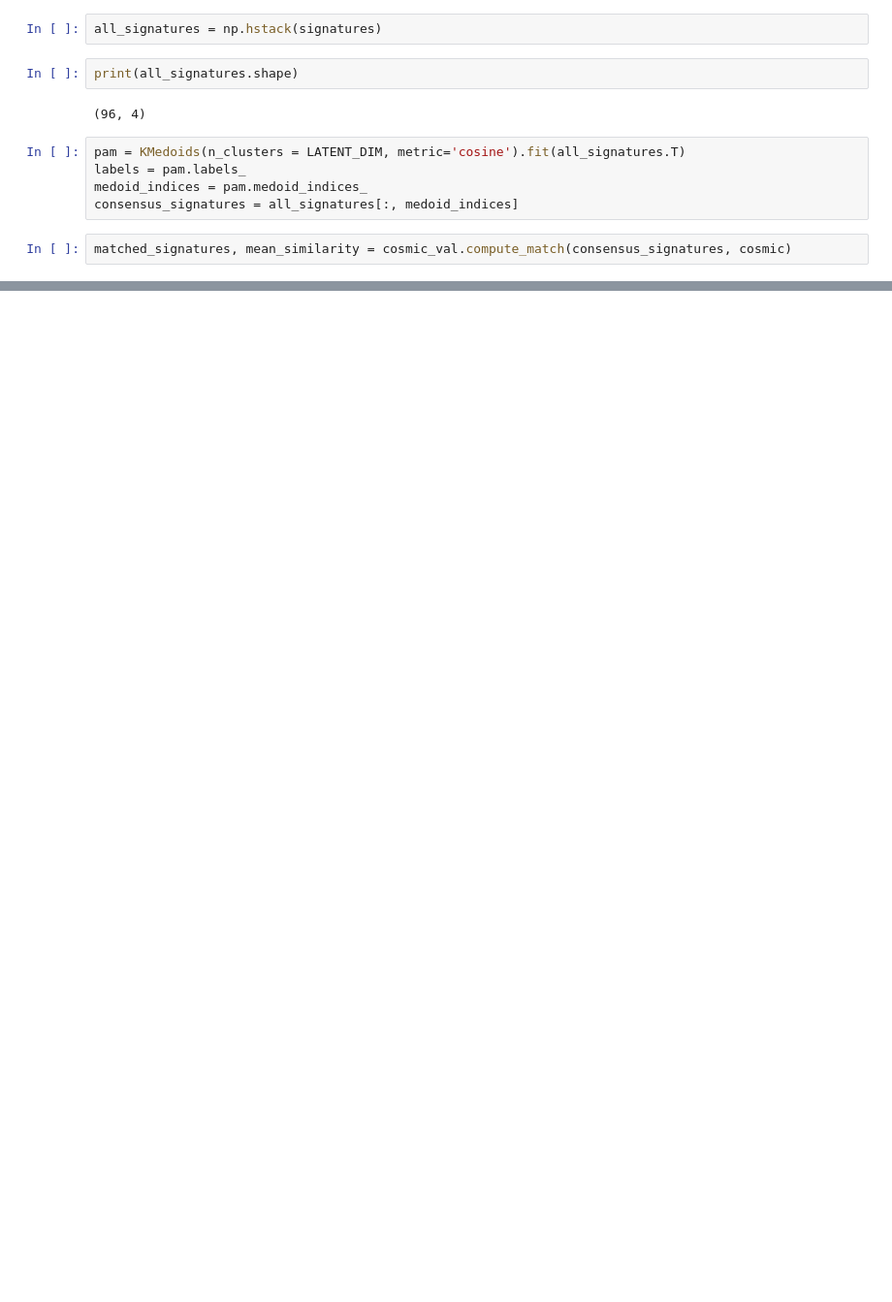
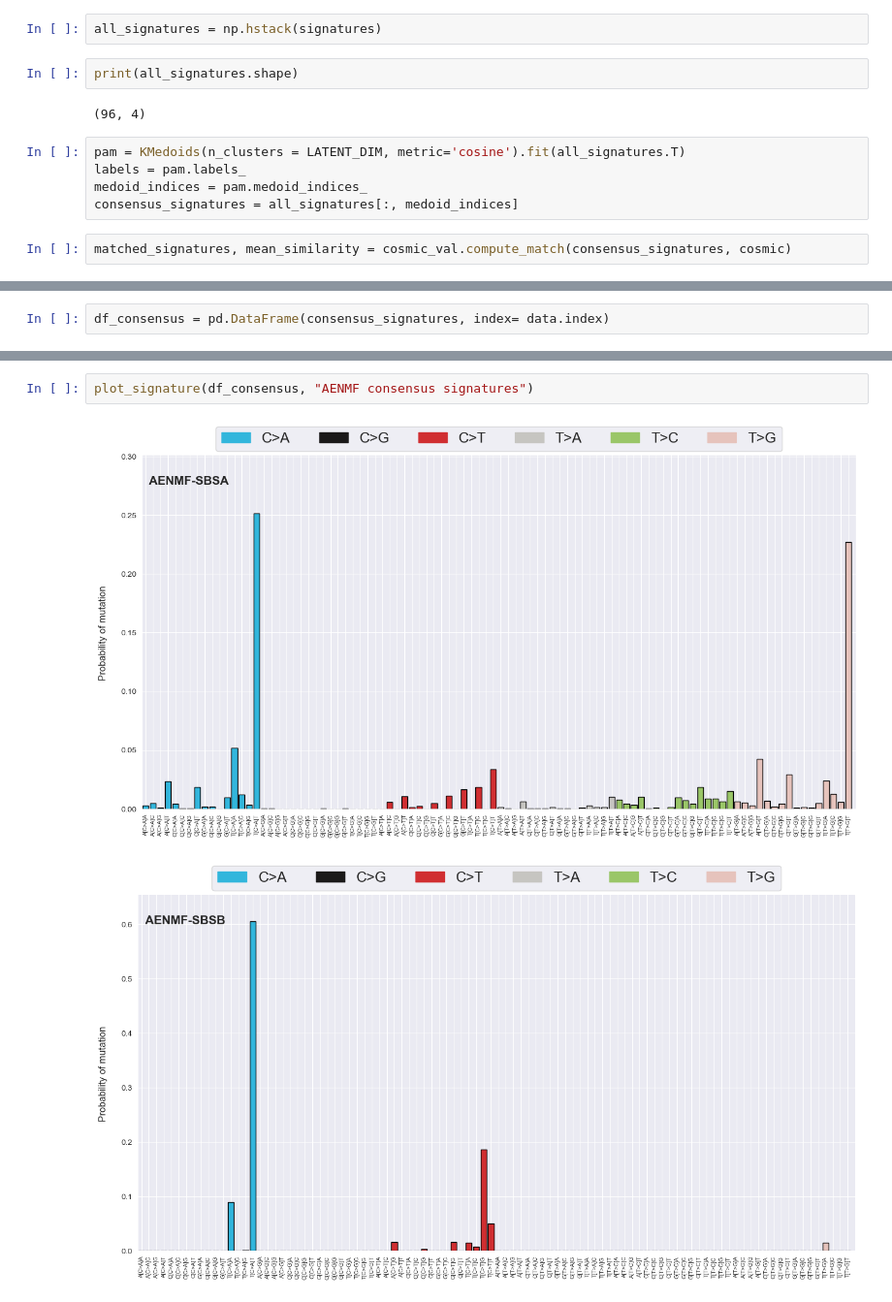
Before and after one commit to 15Max/AEMutSigExtraction, a Jupyter notebook: notebooks/AENMF.ipynb, the cells around one changed output, grey strips where cells are left out. Shown at 97% size. Saved outputs shown, nothing was run; the diff lists cells and outputs as text; blank space fills up the shorter version.

Commit message:
changed graph tools and added signature plots to AENMF

```diff
--- a/notebooks/AENMF.ipynb
+++ b/notebooks/AENMF.ipynb
@@ -112,0 +113,2 @@ plot_clusters(reduced_signatures, labels, medoid_indices, 4, "AENMF signature cl
+# %%
+df_consensus = pd.DataFrame(consensus_signatures, index= data.index)
@@ -112,0 +132,5 @@ plot_clusters(reduced_signatures, labels, medoid_indices, 4, "AENMF signature cl
+# %%
+plot_signature(df_consensus, "AENMF consensus signatures")
+# %% [output]
+[figure, added]
+[figure, added]
```
Also changed, not shown: parts of 6 cells of this notebook, 1 other file.
